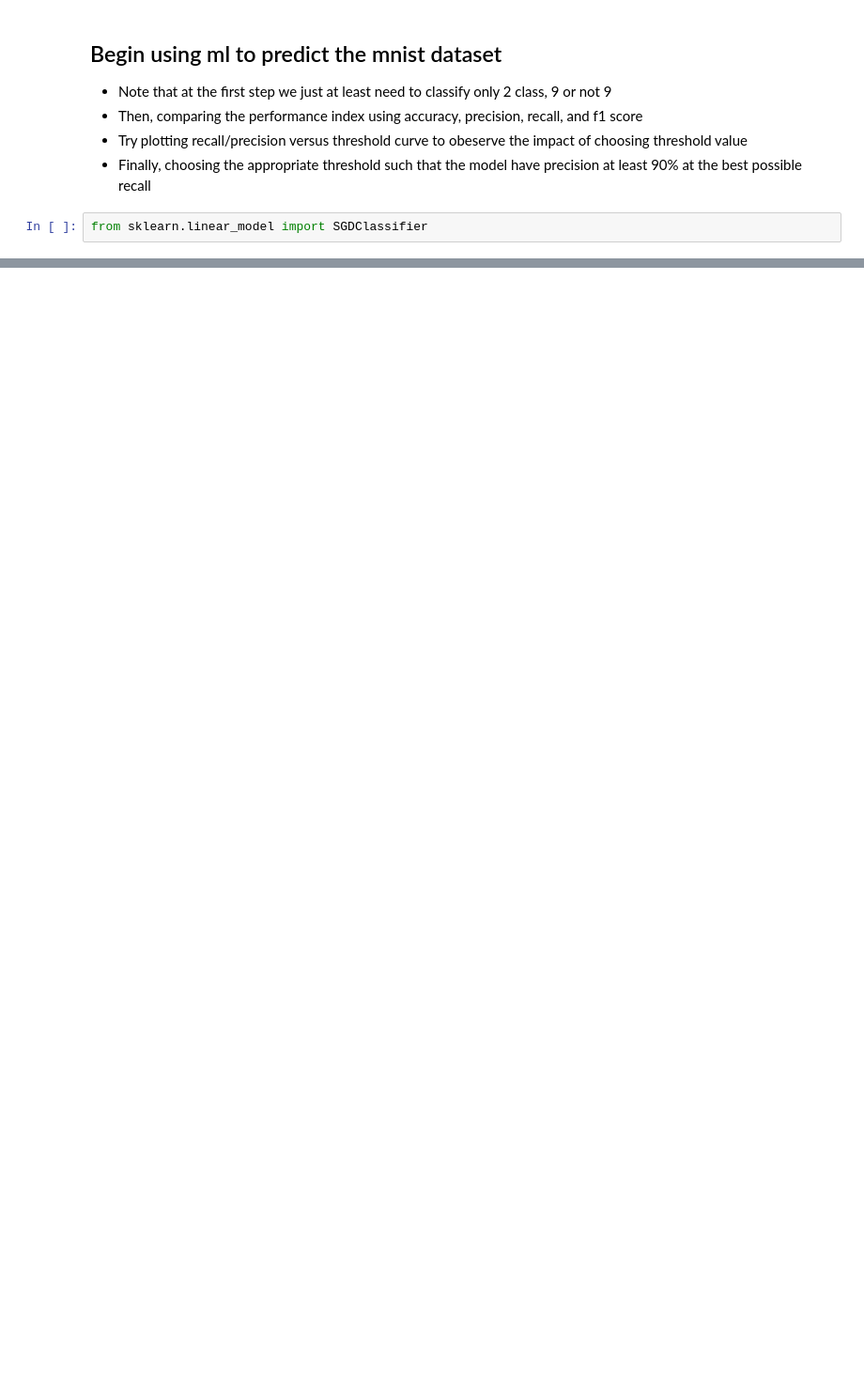
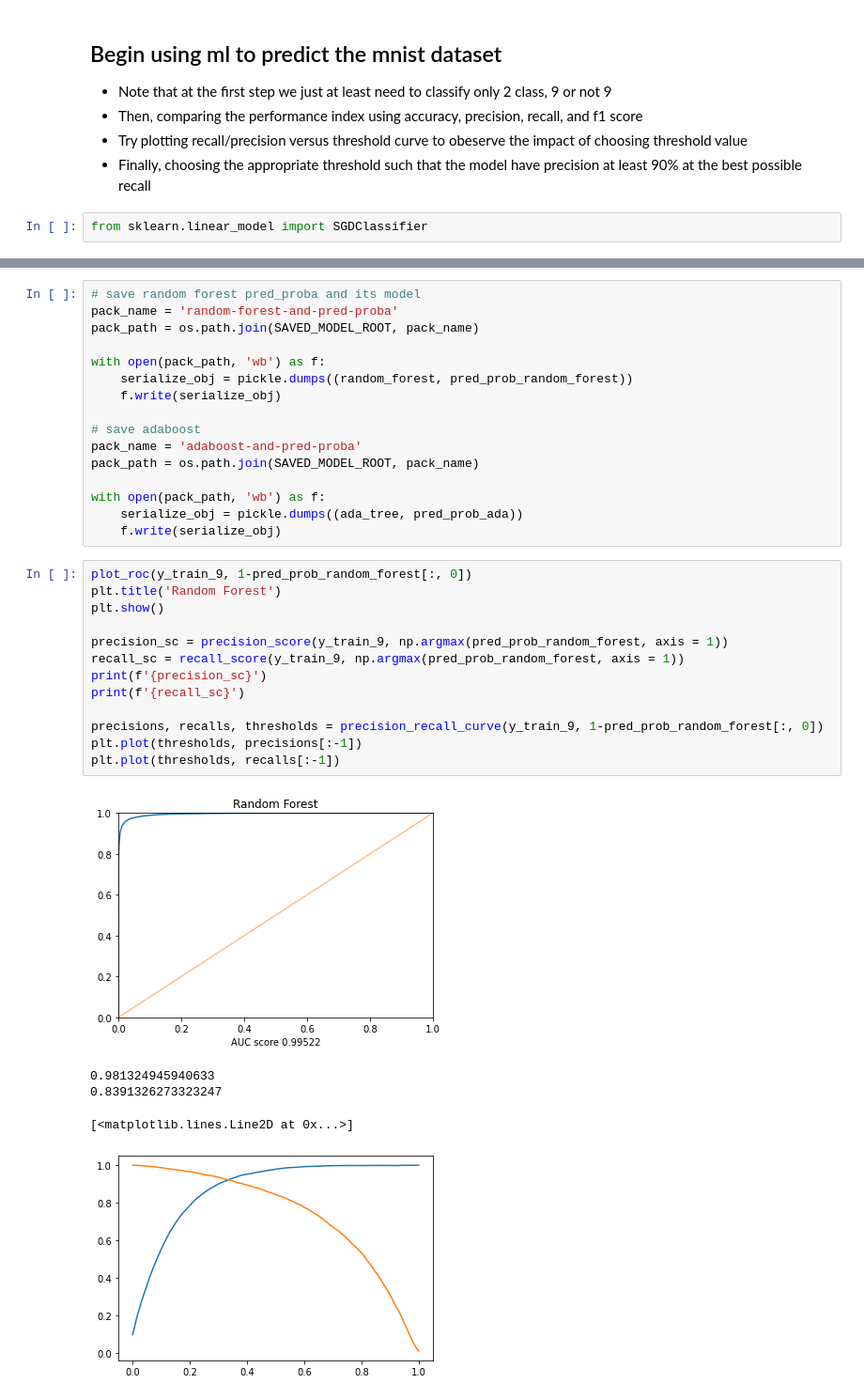
Before and after one commit to korntewin/practice-handson-ml2, a Jupyter notebook: ch3-classification.ipynb, the cells around one changed output, grey strips where cells are left out. Shown: that part at 94% size. Saved outputs shown, nothing was run; the diff lists cells and outputs as text; blank space fills up the shorter version.

```diff
--- a/ch3-classification.ipynb
+++ b/ch3-classification.ipynb
@@ -101,0 +275,35 @@ print(sgd_clf.score(X_test, y_test))
+# %%
+# save random forest pred_proba and its model
+pack_name = 'random-forest-and-pred-proba'
+pack_path = os.path.join(SAVED_MODEL_ROOT, pack_name)
+
+with open(pack_path, 'wb') as f:
+    serialize_obj = pickle.dumps((random_forest, pred_prob_random_forest))
+    f.write(serialize_obj)
+
+# save adaboost
+pack_name = 'adaboost-and-pred-proba'
+pack_path = os.path.join(SAVED_MODEL_ROOT, pack_name)
+
+with open(pack_path, 'wb') as f:
+    serialize_obj = pickle.dumps((ada_tree, pred_prob_ada))
+    f.write(serialize_obj)
+# %%
+plot_roc(y_train_9, 1-pred_prob_random_forest[:, 0])
+plt.title('Random Forest')
+plt.show()
+
+precision_sc = precision_score(y_train_9, np.argmax(pred_prob_random_forest, axis = 1))
+recall_sc = recall_score(y_train_9, np.argmax(pred_prob_random_forest, axis = 1))
+print(f'{precision_sc}')
+print(f'{recall_sc}')
+
+precisions, recalls, thresholds = precision_recall_curve(y_train_9, 1-pred_prob_random_forest[:, 0])
+plt.plot(thresholds, precisions[:-1])
+plt.plot(thresholds, recalls[:-1])
+# %% [output]
+[figure, added]
+0.981324945940633
+0.8391326273323247
+[<matplotlib.lines.Line2D at 0x...>]
+[figure, added]
```
Also changed, not shown: parts of 71 cells of this notebook, 19 other files.
